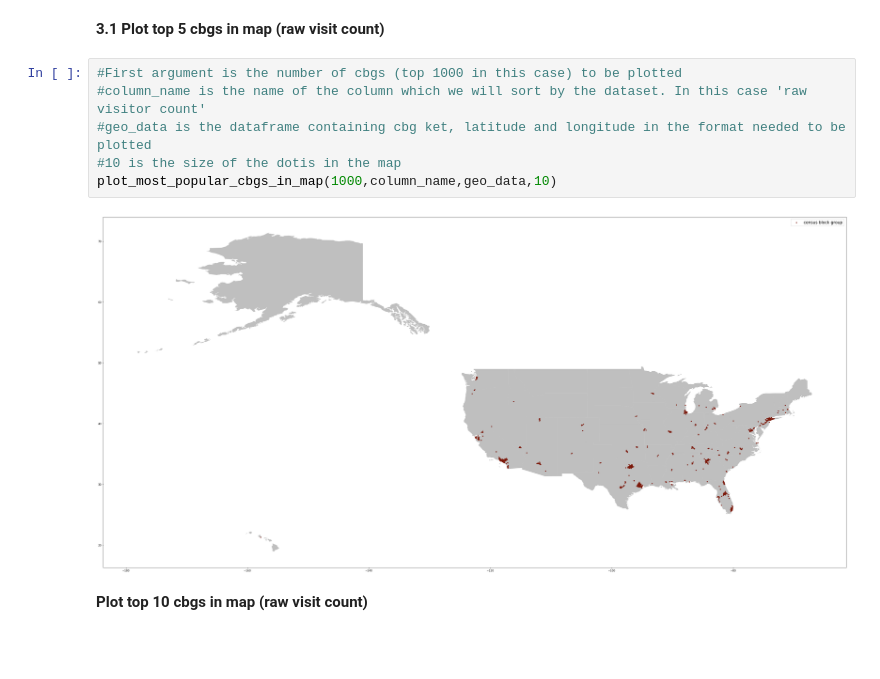
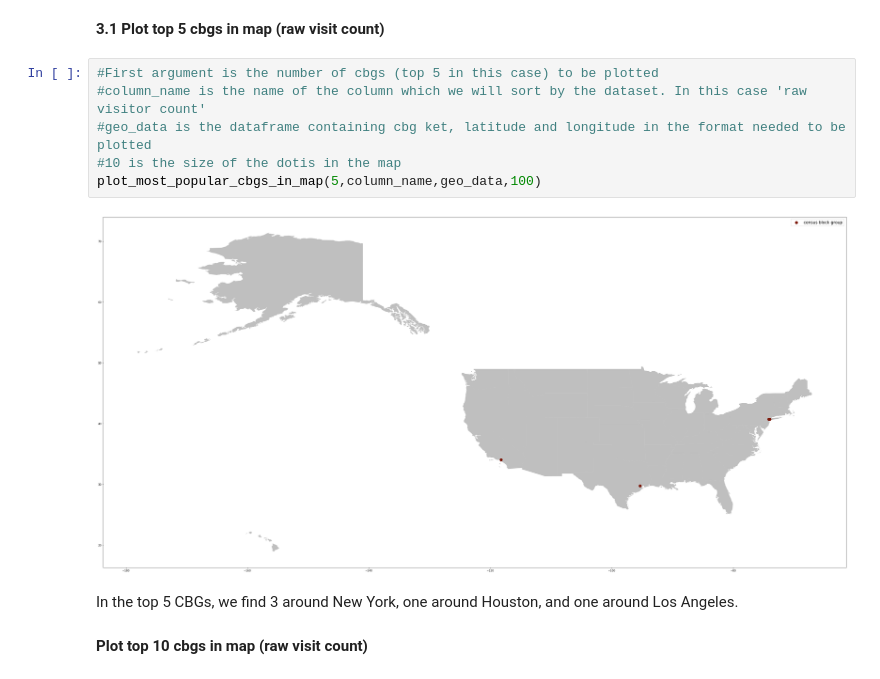
Before and after one commit to Crosita/Capstone-Project-1, a Jupyter notebook: EDA_Capstone_1.ipynb, the cells around one changed output. Drawn from its saved outputs; the diff is of its cells as text; blank space fills up the shorter version.

```diff
--- a/EDA_Capstone_1.ipynb
+++ b/EDA_Capstone_1.ipynb
@@ -181,13 +192,15 @@ def plot_most_popular_cbgs_in_map(number,column_name,geo_data,dot_size):
 # %% [markdown]
 <b>3.1 Plot top 5 cbgs in map (raw visit count)</b>
 # %%
-#First argument is the number of cbgs (top 1000 in this case) to be plotted
+#First argument is the number of cbgs (top 5 in this case) to be plotted
 #column_name is the name of the column which we will sort by the dataset. In this case 'raw visitor count'
 #geo_data is the dataframe containing cbg ket, latitude and longitude in the format needed to be plotted
 #10 is the size of the dotis in the map
-plot_most_popular_cbgs_in_map(1000,column_name,geo_data,10)
+plot_most_popular_cbgs_in_map(5,column_name,geo_data,100)
 # %% [output]
-[figure, old version]
+[figure, new version]
+# %% [markdown]
+In the top 5 CBGs, we find 3 around New York, one around Houston, and one around Los Angeles.
 # %% [markdown]
  <b>Plot top 10 cbgs in map (raw visit count)</b>
 # %%
```
Also changed, not shown: parts of 21 cells of this notebook.
